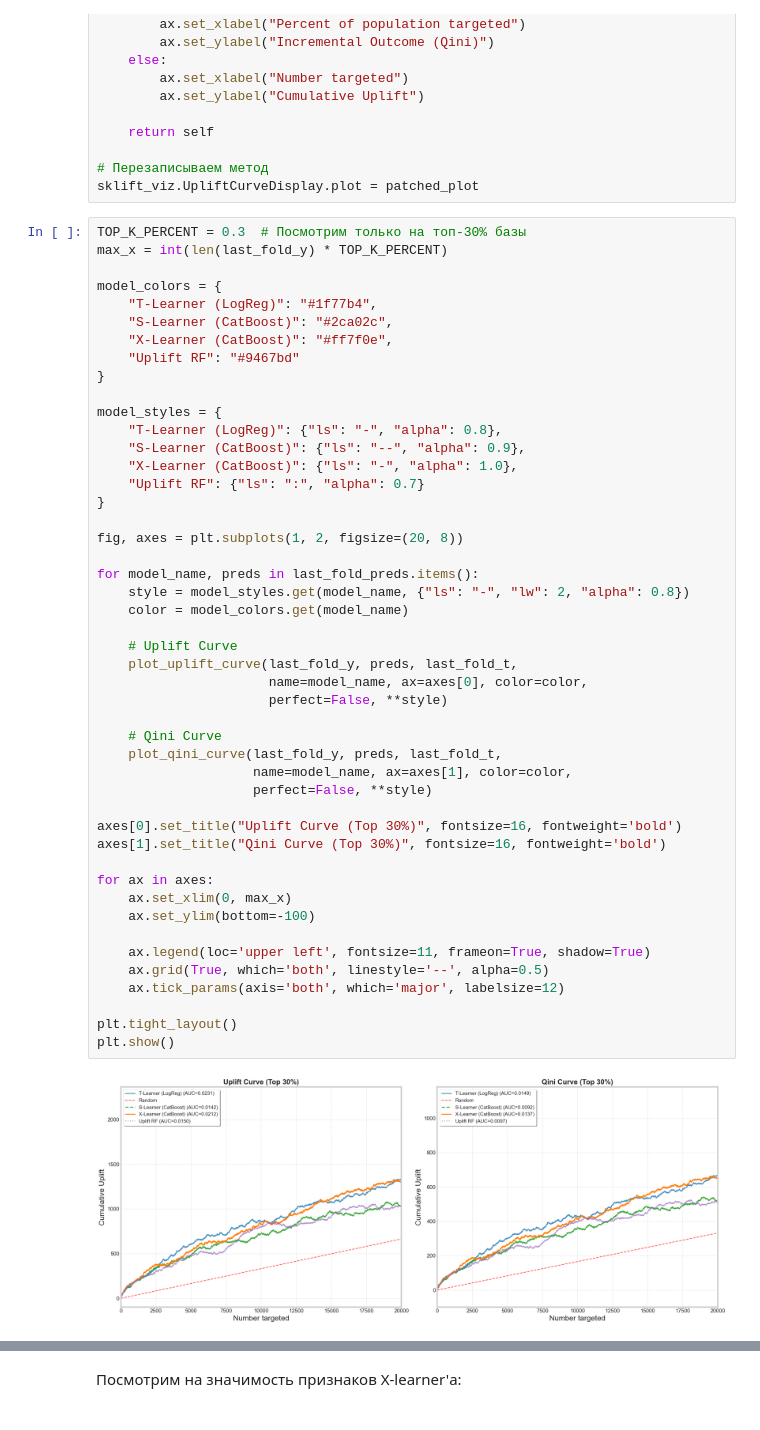
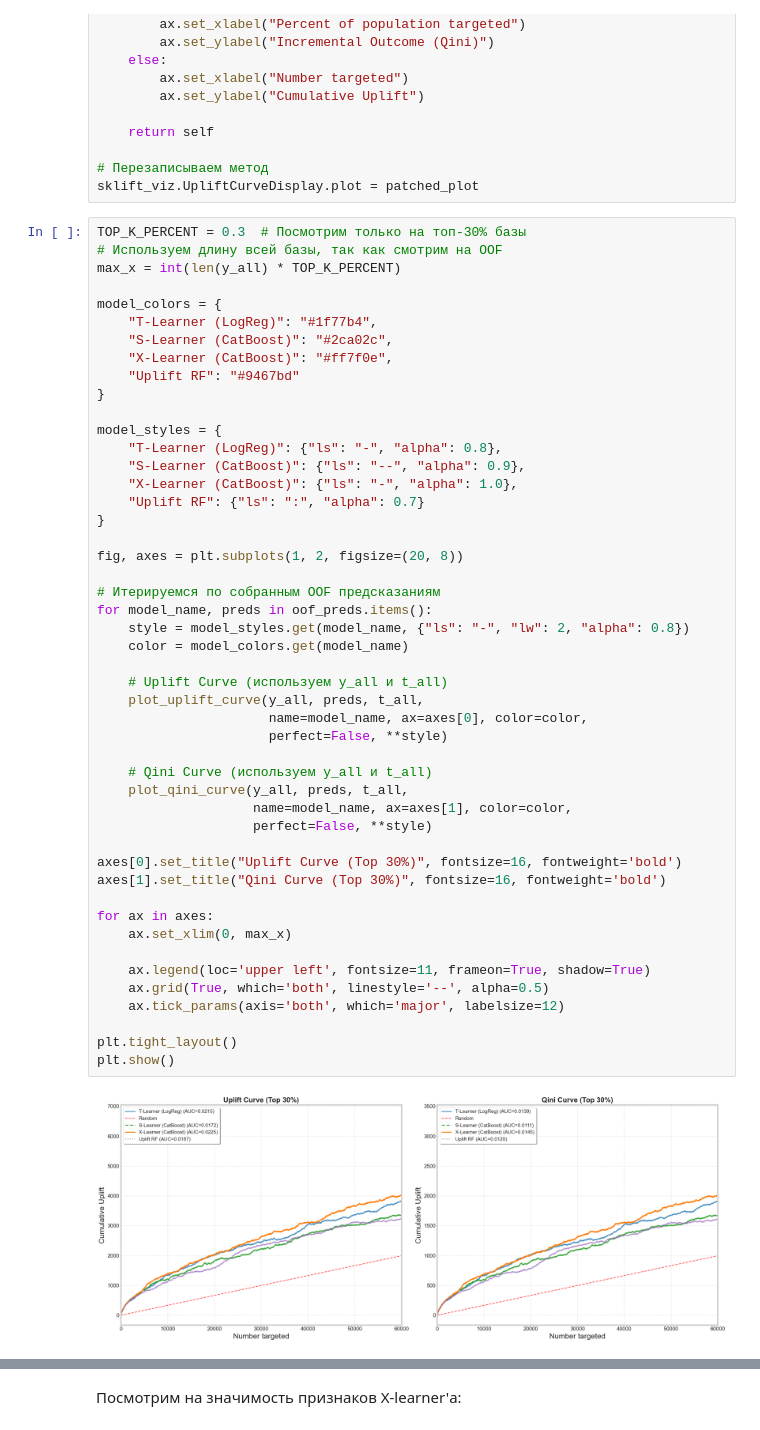
Before and after one commit to VShilovich/uplift-modeling-hse, a Jupyter notebook: Classic-ml-models/jupyter_results_comparison/All_models-new_feats_analysis.ipynb, the cells around one changed output, grey strips where cells are left out. Saved outputs shown, nothing was run; the diff lists cells and outputs as text.

```diff
--- a/Classic-ml-models/jupyter_results_comparison/All_models-new_feats_analysis.ipynb
+++ b/Classic-ml-models/jupyter_results_comparison/All_models-new_feats_analysis.ipynb
@@ -278,7 +444,8 @@ def patched_plot(self, auc_score=None, ax=None, name=None, title='AUC', **kwargs
 sklift_viz.UpliftCurveDisplay.plot = patched_plot
 # %%
 TOP_K_PERCENT = 0.3  # Посмотрим только на топ-30% базы
-max_x = int(len(last_fold_y) * TOP_K_PERCENT)
+# Используем длину всей базы, так как смотрим на OOF
+max_x = int(len(y_all) * TOP_K_PERCENT)
 
 model_colors = {
     "T-Learner (LogReg)": "#1f77b4",
@@ -291,37 +458,37 @@ model_styles = {
     "T-Learner (LogReg)": {"ls": "-", "alpha": 0.8},
     "S-Learner (CatBoost)": {"ls": "--", "alpha": 0.9},
     "X-Learner (CatBoost)": {"ls": "-", "alpha": 1.0},
     "Uplift RF": {"ls": ":", "alpha": 0.7}
 }
 
 fig, axes = plt.subplots(1, 2, figsize=(20, 8))
 
-for model_name, preds in last_fold_preds.items():
+# Итерируемся по собранным OOF предсказаниям
+for model_name, preds in oof_preds.items():
     style = model_styles.get(model_name, {"ls": "-", "lw": 2, "alpha": 0.8})
     color = model_colors.get(model_name)
 
-    # Uplift Curve
-    plot_uplift_curve(last_fold_y, preds, last_fold_t,
+    # Uplift Curve (используем y_all и t_all)
+    plot_uplift_curve(y_all, preds, t_all,
                       name=model_name, ax=axes[0], color=color,
                       perfect=False, **style)
 
-    # Qini Curve
-    plot_qini_curve(last_fold_y, preds, last_fold_t,
+    # Qini Curve (используем y_all и t_all)
+    plot_qini_curve(y_all, preds, t_all,
                     name=model_name, ax=axes[1], color=color,
                     perfect=False, **style)
 
 axes[0].set_title("Uplift Curve (Top 30%)", fontsize=16, fontweight='bold')
 axes[1].set_title("Qini Curve (Top 30%)", fontsize=16, fontweight='bold')
 
 for ax in axes:
     ax.set_xlim(0, max_x)
-    ax.set_ylim(bottom=-100)
 
     ax.legend(loc='upper left', fontsize=11, frameon=True, shadow=True)
     ax.grid(True, which='both', linestyle='--', alpha=0.5)
     ax.tick_params(axis='both', which='major', labelsize=12)
 
 plt.tight_layout()
 plt.show()
 # %% [output]
-[figure, old version]
+[figure, new version]
```
Also changed, not shown: parts of 14 cells of this notebook, 3 other files.
